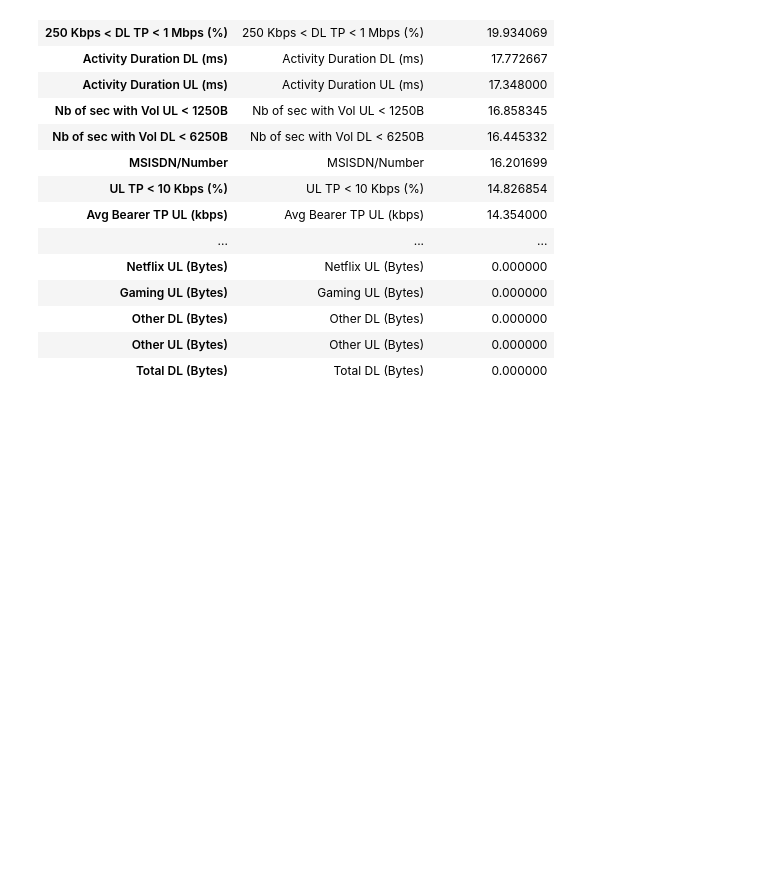
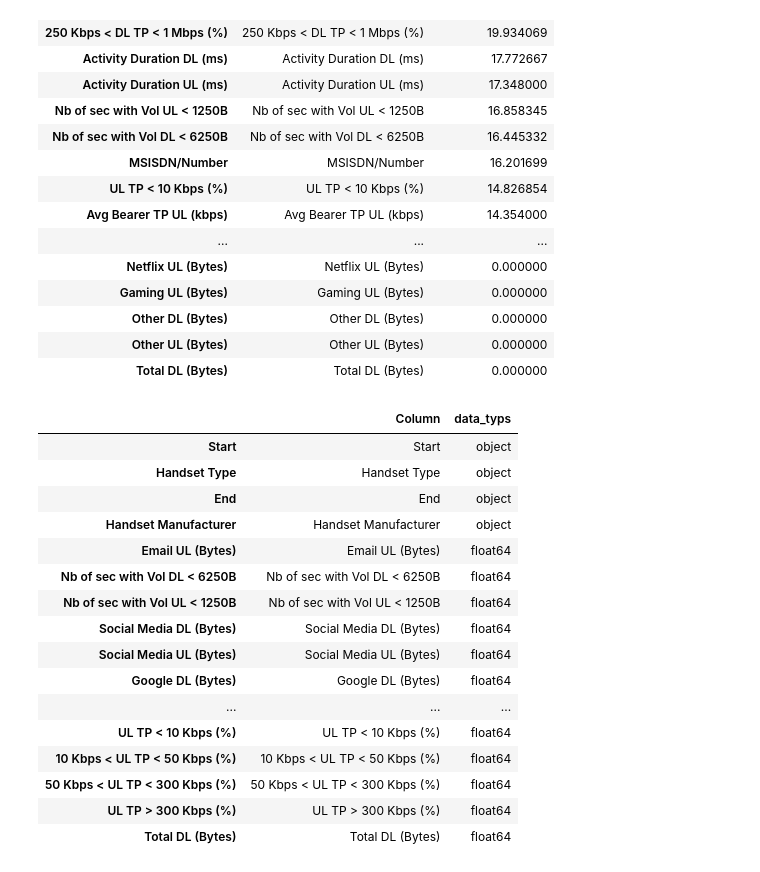
Before and after one commit to Marta233/EDA_TellCo, a Jupyter notebook: notebook/descriptive.ipynb, the cells around one changed output. Cells and saved outputs as stored; diff of their text form; code cells hidden in the pictures; blank space fills up the shorter version.

```diff
--- a/notebook/descriptive.ipynb
+++ b/notebook/descriptive.ipynb
@@ -142,3 +162,23 @@ res.outlier_check_perc()
 | Other DL (Bytes) | Other DL (Bytes) | 0.000000 |
 | Other UL (Bytes) | Other UL (Bytes) | 0.000000 |
 | Total DL (Bytes) | Total DL (Bytes) | 0.000000 |
+# %%
+res.data_types()
+# %% [output]
+|  | Column | data_typs |
+| Start | Start | object |
+| Handset Type | Handset Type | object |
+| End | End | object |
+| Handset Manufacturer | Handset Manufacturer | object |
+| Email UL (Bytes) | Email UL (Bytes) | float64 |
+| Nb of sec with Vol DL < 6250B | Nb of sec with Vol DL < 6250B | float64 |
+| Nb of sec with Vol UL < 1250B | Nb of sec with Vol UL < 1250B | float64 |
+| Social Media DL (Bytes) | Social Media DL (Bytes) | float64 |
+| Social Media UL (Bytes) | Social Media UL (Bytes) | float64 |
+| Google DL (Bytes) | Google DL (Bytes) | float64 |
+| ... | ... | ... |
+| UL TP < 10 Kbps (%) | UL TP < 10 Kbps (%) | float64 |
+| 10 Kbps < UL TP < 50 Kbps (%) | 10 Kbps < UL TP < 50 Kbps (%) | float64 |
+| 50 Kbps < UL TP < 300 Kbps (%) | 50 Kbps < UL TP < 300 Kbps (%) | float64 |
+| UL TP > 300 Kbps (%) | UL TP > 300 Kbps (%) | float64 |
+| Total DL (Bytes) | Total DL (Bytes) | float64 |
```
Also changed, not shown: parts of 8 cells of this notebook, 7 other files.
